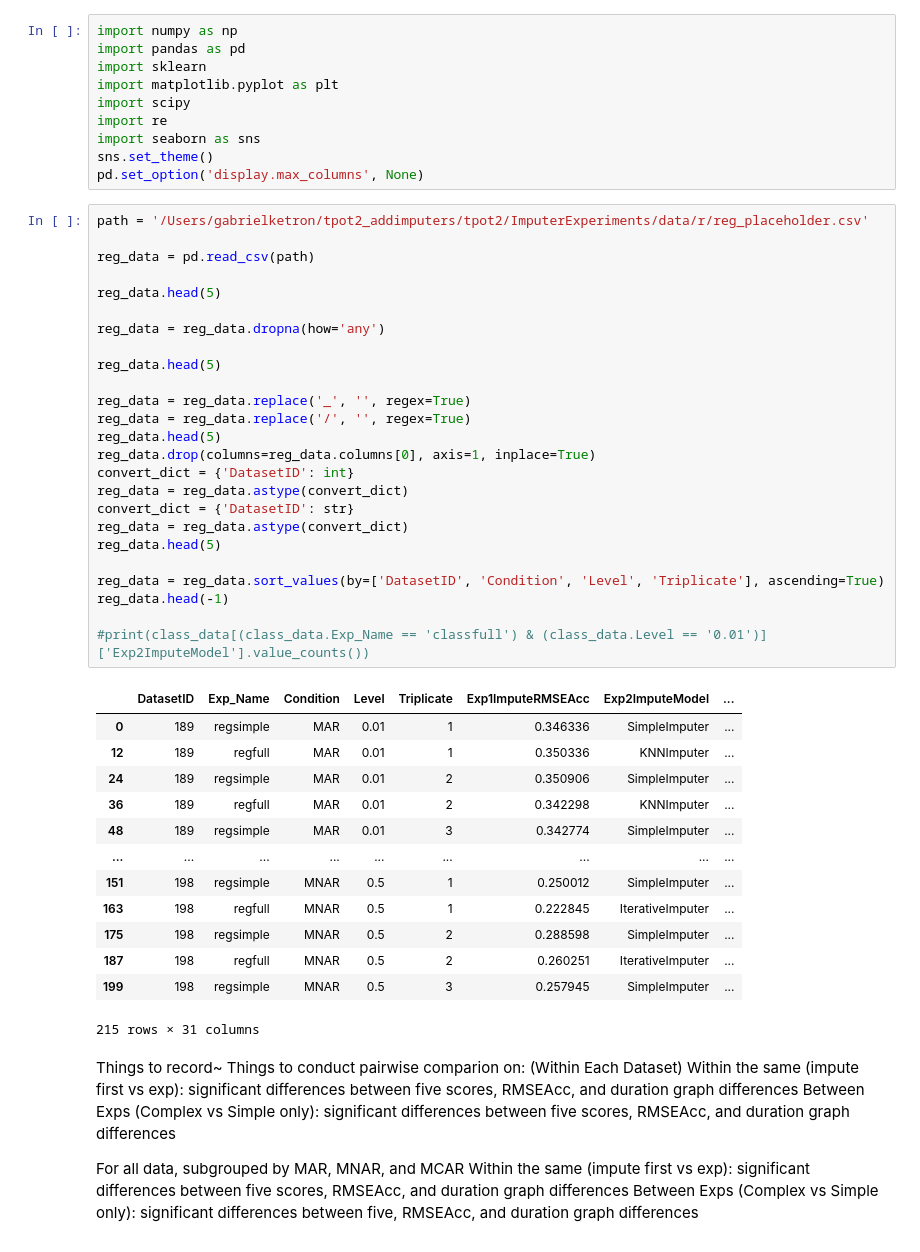
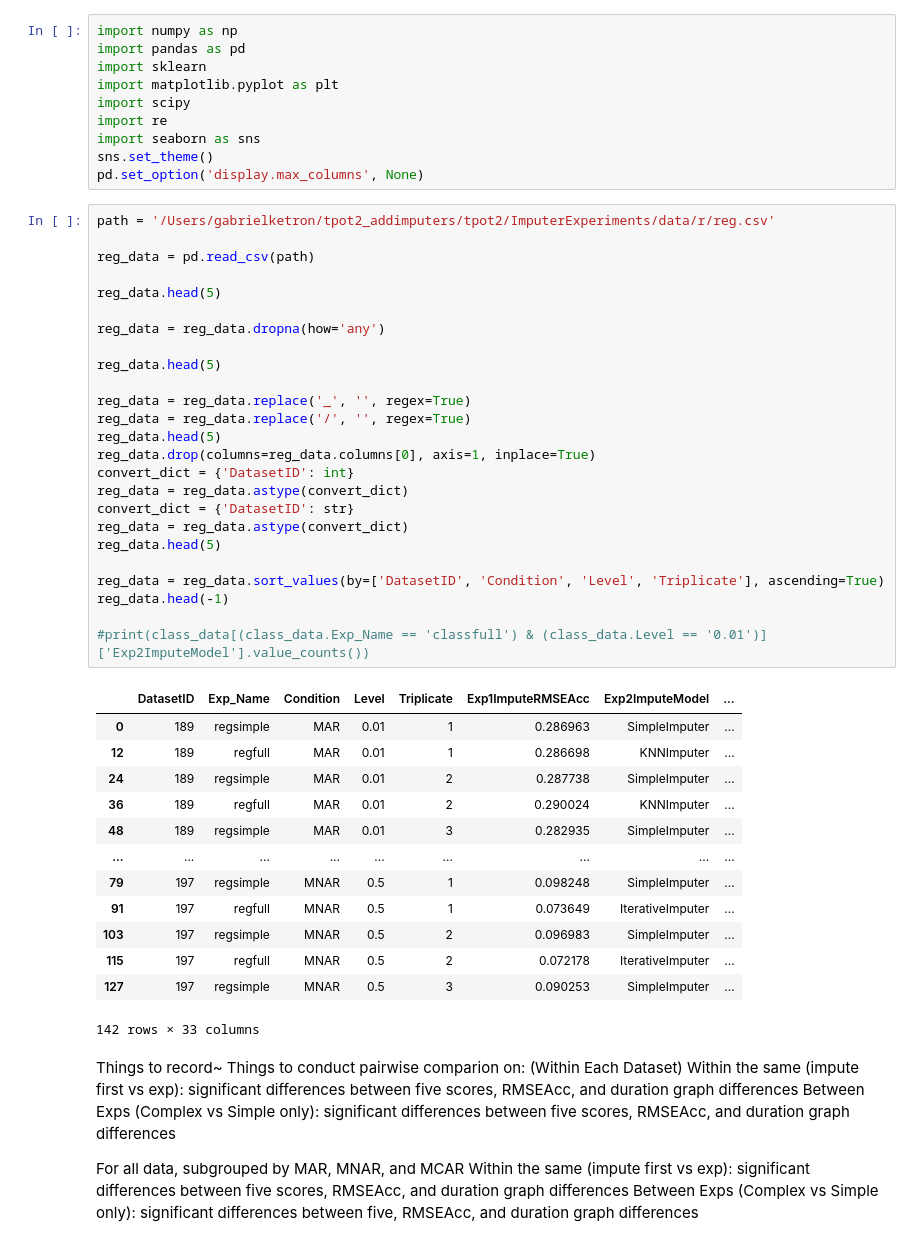
Before and after one commit to gketronDS/tpot2_addition, a Jupyter notebook: ImputerExperiments/Locally_run_code/Reg_analysis copy.ipynb, the cells around one changed output. Cells and saved outputs as stored; diff of their text form.

```diff
--- a/ImputerExperiments/Locally_run_code/Reg_analysis copy.ipynb
+++ b/ImputerExperiments/Locally_run_code/Reg_analysis copy.ipynb
@@ -9,44 +9,44 @@ import seaborn as sns
 sns.set_theme()
 pd.set_option('display.max_columns', None)
 # %%
-path = '/Users/gabrielketron/tpot2_addimputers/tpot2/ImputerExperiments/data/r/reg_placeholder.csv'
+path = '/Users/gabrielketron/tpot2_addimputers/tpot2/ImputerExperiments/data/r/reg.csv'
 
 reg_data = pd.read_csv(path)
 
 reg_data.head(5)
 
 reg_data = reg_data.dropna(how='any')
 
 reg_data.head(5)
 
 reg_data = reg_data.replace('_', '', regex=True)
 reg_data = reg_data.replace('/', '', regex=True)
 reg_data.head(5)
 reg_data.drop(columns=reg_data.columns[0], axis=1, inplace=True)
 convert_dict = {'DatasetID': int}
 reg_data = reg_data.astype(convert_dict)
 convert_dict = {'DatasetID': str}
 reg_data = reg_data.astype(convert_dict)
 reg_data.head(5)
 
 reg_data = reg_data.sort_values(by=['DatasetID', 'Condition', 'Level', 'Triplicate'], ascending=True)
 reg_data.head(-1)
 
 #print(class_data[(class_data.Exp_Name == 'classfull') & (class_data.Level == '0.01')]['Exp2ImputeModel'].value_counts())
 # %% [output]
 |  | DatasetID | Exp_Name | Condition | Level | Triplicate | Exp1ImputeRMSEAcc | Exp2ImputeModel | ... |
-| 0 | 189 | regsimple | MAR | 0.01 | 1 | 0.346336 | SimpleImputer | ... |
-| 12 | 189 | regfull | MAR | 0.01 | 1 | 0.350336 | KNNImputer | ... |
-| 24 | 189 | regsimple | MAR | 0.01 | 2 | 0.350906 | SimpleImputer | ... |
-| 36 | 189 | regfull | MAR | 0.01 | 2 | 0.342298 | KNNImputer | ... |
-| 48 | 189 | regsimple | MAR | 0.01 | 3 | 0.342774 | SimpleImputer | ... |
+| 0 | 189 | regsimple | MAR | 0.01 | 1 | 0.286963 | SimpleImputer | ... |
+| 12 | 189 | regfull | MAR | 0.01 | 1 | 0.286698 | KNNImputer | ... |
+| 24 | 189 | regsimple | MAR | 0.01 | 2 | 0.287738 | SimpleImputer | ... |
+| 36 | 189 | regfull | MAR | 0.01 | 2 | 0.290024 | KNNImputer | ... |
+| 48 | 189 | regsimple | MAR | 0.01 | 3 | 0.282935 | SimpleImputer | ... |
 | ... | ... | ... | ... | ... | ... | ... | ... | ... |
-| 151 | 198 | regsimple | MNAR | 0.5 | 1 | 0.250012 | SimpleImputer | ... |
-| 163 | 198 | regfull | MNAR | 0.5 | 1 | 0.222845 | IterativeImputer | ... |
-| 175 | 198 | regsimple | MNAR | 0.5 | 2 | 0.288598 | SimpleImputer | ... |
-| 187 | 198 | regfull | MNAR | 0.5 | 2 | 0.260251 | IterativeImputer | ... |
-| 199 | 198 | regsimple | MNAR | 0.5 | 3 | 0.257945 | SimpleImputer | ... |
+| 79 | 197 | regsimple | MNAR | 0.5 | 1 | 0.098248 | SimpleImputer | ... |
+| 91 | 197 | regfull | MNAR | 0.5 | 1 | 0.073649 | IterativeImputer | ... |
+| 103 | 197 | regsimple | MNAR | 0.5 | 2 | 0.096983 | SimpleImputer | ... |
+| 115 | 197 | regfull | MNAR | 0.5 | 2 | 0.072178 | IterativeImputer | ... |
+| 127 | 197 | regsimple | MNAR | 0.5 | 3 | 0.090253 | SimpleImputer | ... |
-215 rows × 31 columns
+142 rows × 33 columns
 # %% [markdown]
 Things to record~
 Things to conduct pairwise comparion on:
```
Also changed, not shown: parts of 7 cells of this notebook, 29 other files.
